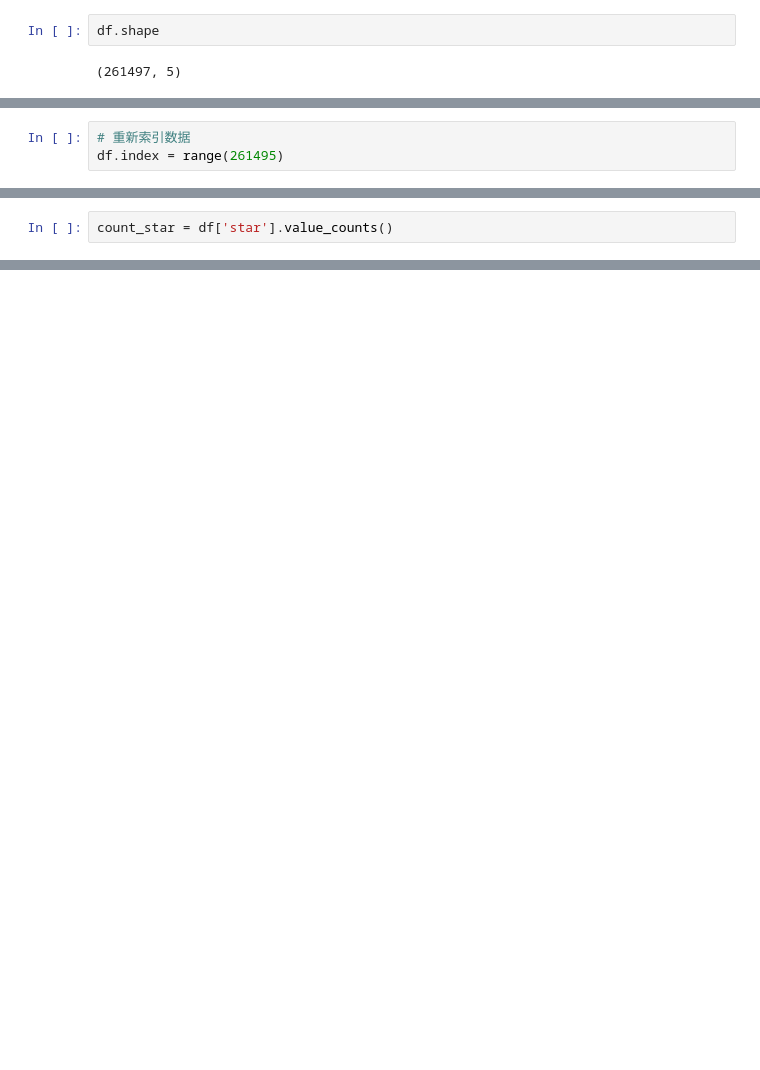
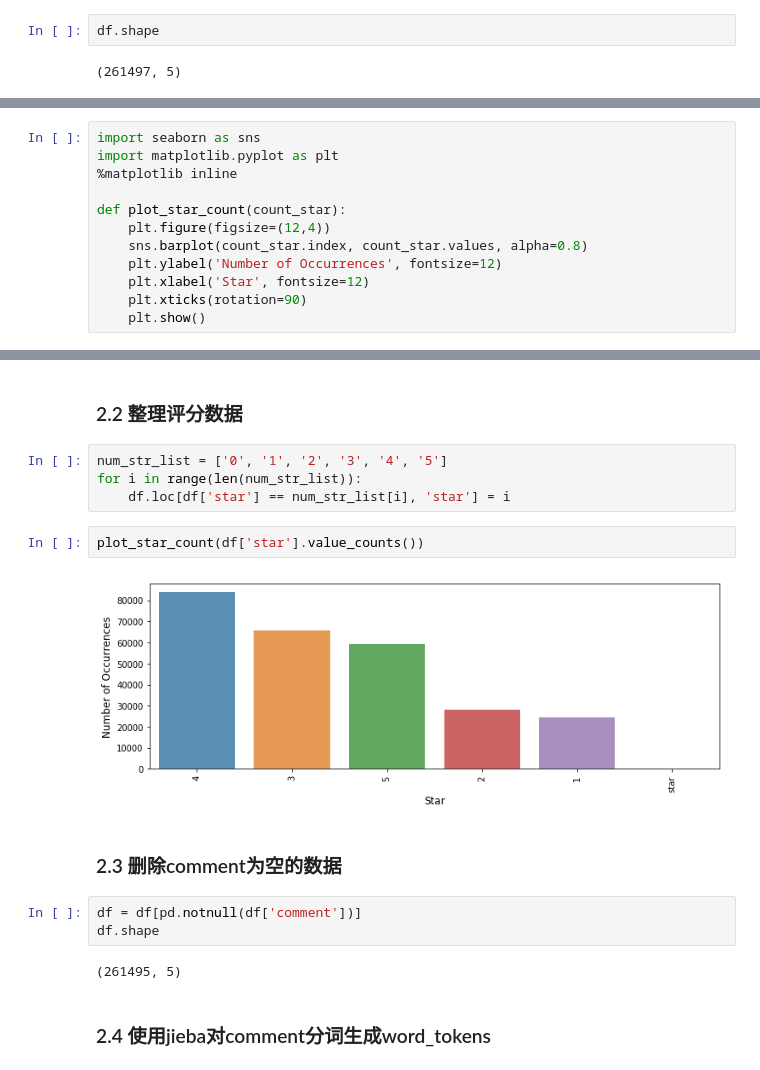
Before and after one commit to dinglight/ainlp_2019_summer, a Jupyter notebook: lesson10/lesson10-assignment.ipynb, the cells around one changed output, grey strips where cells are left out. Drawn from its saved outputs; the diff is of its cells as text; blank space fills up the shorter version.

```diff
--- a/lesson10/lesson10-assignment.ipynb
+++ b/lesson10/lesson10-assignment.ipynb
@@ -51,3 +21,0 @@ df.shape
-# %%
-# 重新索引数据
-df.index = range(261495)
@@ -80,2 +21,0 @@ comments[0]
-# %%
-count_star = df['star'].value_counts()
@@ -327,0 +26,12 @@ with tf.Session(graph=graph) as session:
+# %%
+import seaborn as sns
+import matplotlib.pyplot as plt
+%matplotlib inline
+
+def plot_star_count(count_star):
+    plt.figure(figsize=(12,4))
+    sns.barplot(count_star.index, count_star.values, alpha=0.8)
+    plt.ylabel('Number of Occurrences', fontsize=12)
+    plt.xlabel('Star', fontsize=12)
+    plt.xticks(rotation=90)
+    plt.show()
@@ -327,0 +42,19 @@ with tf.Session(graph=graph) as session:
+# %% [markdown]
+### 2.2 整理评分数据
+# %%
+num_str_list = ['0', '1', '2', '3', '4', '5']
+for i in range(len(num_str_list)):
+    df.loc[df['star'] == num_str_list[i], 'star'] = i
+# %%
+plot_star_count(df['star'].value_counts())
+# %% [output]
+[figure, added]
+# %% [markdown]
+### 2.3 删除comment为空的数据
+# %%
+df = df[pd.notnull(df['comment'])]
+df.shape
+# %% [output]
+(261495, 5)
+# %% [markdown]
+### 2.4 使用jieba对comment分词生成word_tokens
```
Also changed, not shown: parts of 58 cells of this notebook.
